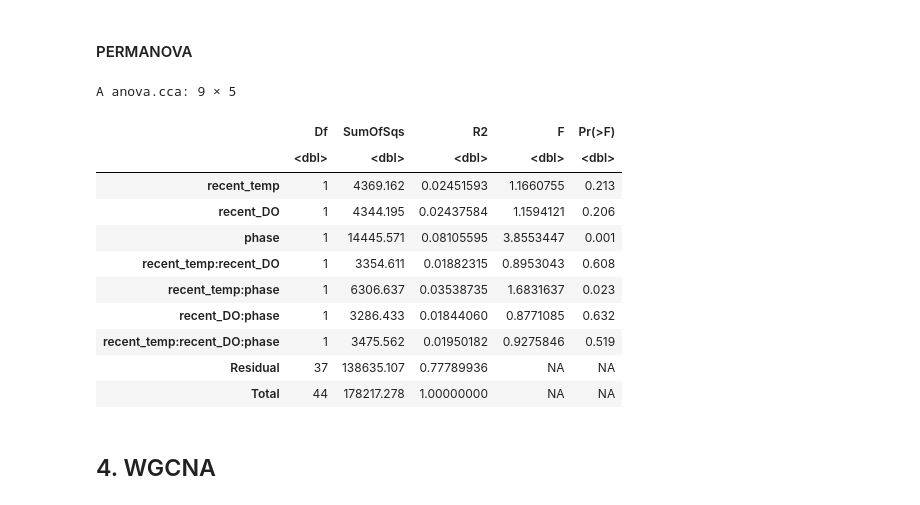
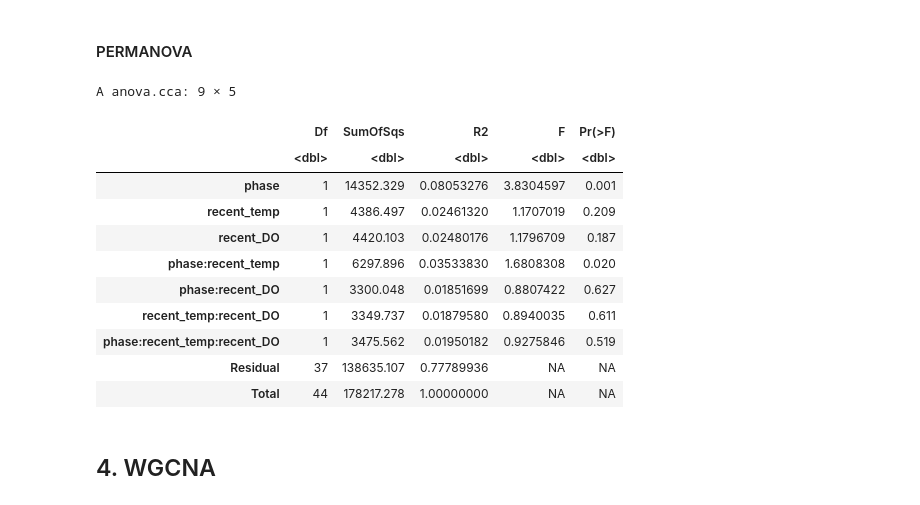
Before and after one commit to jgmcdonough/CE24_RNA-seq, a Jupyter notebook: analysis/diff_expression/compare_phases/deseq_wgcna_ALL.ipynb, the cells around one changed output. Cells and saved outputs as stored; diff of their text form; code cells hidden in the pictures.

```diff
--- a/analysis/diff_expression/compare_phases/deseq_wgcna_ALL.ipynb
+++ b/analysis/diff_expression/compare_phases/deseq_wgcna_ALL.ipynb
@@ -468,20 +468,20 @@ dim(sample_dists.subset)
 # %%
 set.seed(123)
 
-adonis2(sample_dists.subset ~ recent_temp * recent_DO * phase,
+adonis2(sample_dists.subset ~ phase * recent_temp * recent_DO,
         data = mds.stress,
         permutations = 999)
 # %% [output]
 A anova.cca: 9 × 5
 |  | Df | SumOfSqs | R2 | F | Pr(>F) |
 |  | <dbl> | <dbl> | <dbl> | <dbl> | <dbl> |
-| recent_temp | 1 | 4369.162 | 0.02451593 | 1.1660755 | 0.213 |
-| recent_DO | 1 | 4344.195 | 0.02437584 | 1.1594121 | 0.206 |
-| phase | 1 | 14445.571 | 0.08105595 | 3.8553447 | 0.001 |
-| recent_temp:recent_DO | 1 | 3354.611 | 0.01882315 | 0.8953043 | 0.608 |
-| recent_temp:phase | 1 | 6306.637 | 0.03538735 | 1.6831637 | 0.023 |
-| recent_DO:phase | 1 | 3286.433 | 0.01844060 | 0.8771085 | 0.632 |
-| recent_temp:recent_DO:phase | 1 | 3475.562 | 0.01950182 | 0.9275846 | 0.519 |
+| phase | 1 | 14352.329 | 0.08053276 | 3.8304597 | 0.001 |
+| recent_temp | 1 | 4386.497 | 0.02461320 | 1.1707019 | 0.209 |
+| recent_DO | 1 | 4420.103 | 0.02480176 | 1.1796709 | 0.187 |
+| phase:recent_temp | 1 | 6297.896 | 0.03533830 | 1.6808308 | 0.020 |
+| phase:recent_DO | 1 | 3300.048 | 0.01851699 | 0.8807422 | 0.627 |
+| recent_temp:recent_DO | 1 | 3349.737 | 0.01879580 | 0.8940035 | 0.611 |
+| phase:recent_temp:recent_DO | 1 | 3475.562 | 0.01950182 | 0.9275846 | 0.519 |
 | Residual | 37 | 138635.107 | 0.77789936 | NA | NA |
 | Total | 44 | 178217.278 | 1.00000000 | NA | NA |
 # %% [markdown]
```
